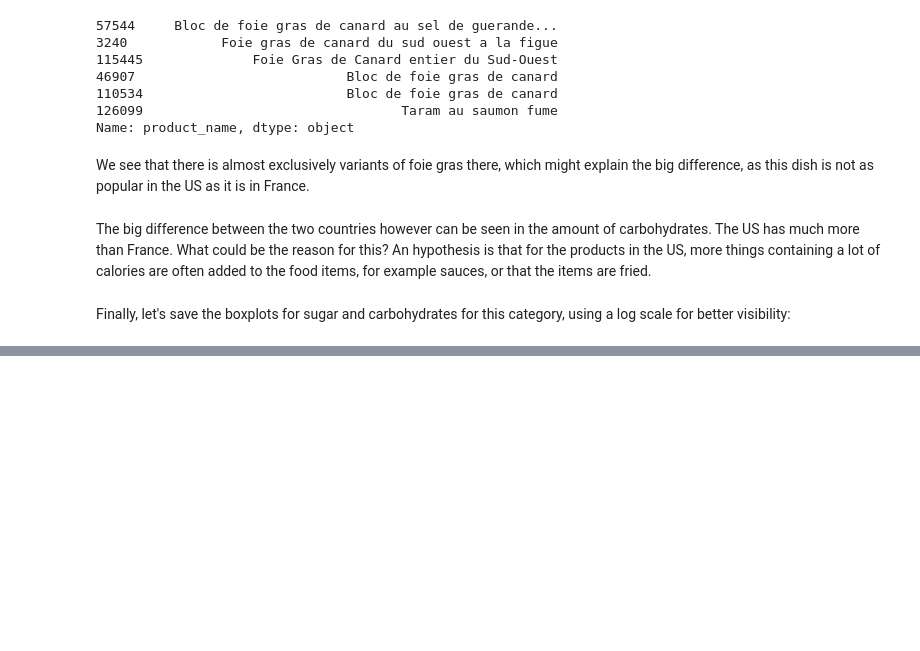
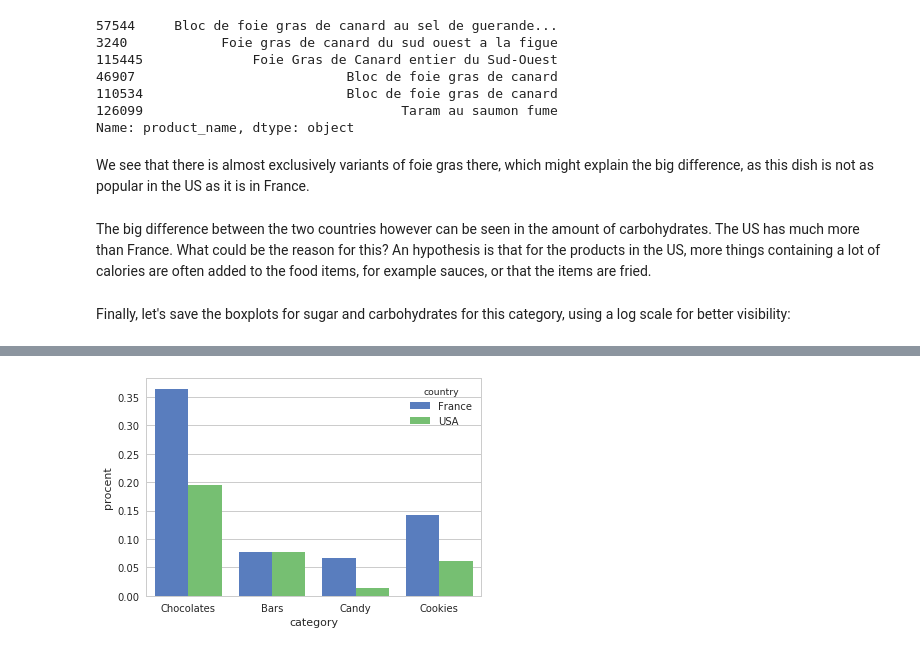
Before and after one commit to emmwel/ADAeda, a Jupyter notebook: Project/data_exploration.ipynb, the cells around one changed output, grey strips where cells are left out. Cells and saved outputs as stored; diff of their text form; code cells hidden in the pictures; blank space fills up the shorter version.

Commit message:
add snacks to data_exploration. also add final svgs, note that this means that all svgs that we need should be in the img folder already

```diff
--- a/Project/data_exploration.ipynb
+++ b/Project/data_exploration.ipynb
@@ -855,0 +982,8 @@ box_chart.render_to_file('meats_carbs.svg')
+# %%
+not_cookies = [
+    'brownie', 'muffin', 'candy', 'candies', 'candi', 'kit kat', 'tourteaux fromagés', 'gaufres', 'gâteau à la',
+    'cakes ', 'fondants ', 'pancake', 'ice cream'
+]
+# %%
+cookies_france = clean_categories(cookies_france, not_cookies)
+cookies_usa = clean_categories(cookies_usa, not_cookies)
@@ -855,0 +996,7 @@ box_chart.render_to_file('meats_carbs.svg')
+# %%
+sugary_snacks_distr = sugary_snacks_distr.append(
+    pd.DataFrame([['Cookies', len(cookies_france), 'France']], columns=['category', 'count', 'country'])
+)
+sugary_snacks_distr = sugary_snacks_distr.append(
+    pd.DataFrame([['Cookies', len(cookies_usa), 'USA']], columns=['category', 'count', 'country'])
+)
@@ -855,0 +1069,4 @@ box_chart.render_to_file('meats_carbs.svg')
+# %%
+sugary_snacks_distr['procent'] = sugary_snacks_distr['count'].apply(
+    lambda x: x/sugary_snacks_distr['count'].sum()
+)
@@ -855,0 +1085,6 @@ box_chart.render_to_file('meats_carbs.svg')
+# %%
+sns.set(style="whitegrid")
+
+g = sns.barplot(x='category', y="procent", hue="country", data=sugary_snacks_distr, palette="muted")
+# %% [output]
+[figure, added]
```
Also changed, not shown: parts of 72 cells of this notebook, 4 other files.
